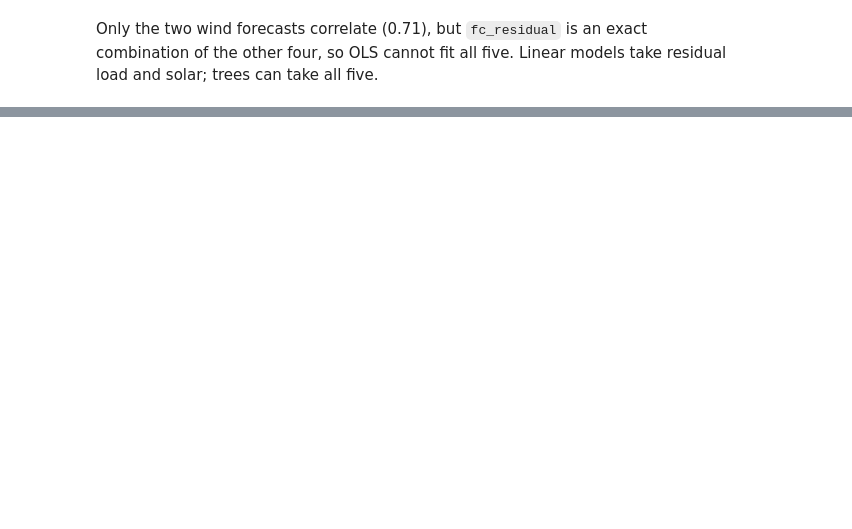
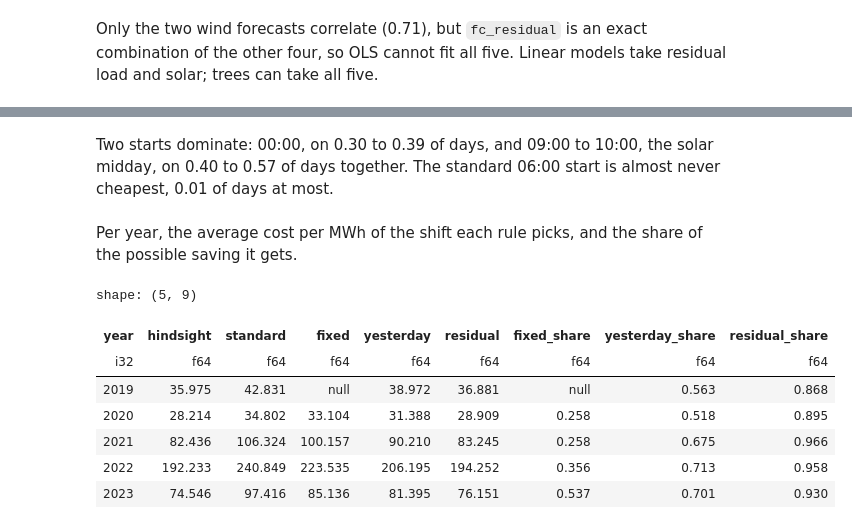
Before and after one commit to martin-gbeck/dba-group-project, a Jupyter notebook: de_price_forecast.ipynb, the cells around one changed output, grey strips where cells are left out. Cells and saved outputs as stored; diff of their text form; code cells hidden in the pictures; blank space fills up the shorter version.

```diff
--- a/de_price_forecast.ipynb
+++ b/de_price_forecast.ipynb
@@ -554,0 +779,24 @@ Only the two wind forecasts correlate (0.71), but `fc_residual` is an exact comb
+# %%
+RULES = ["hindsight", "standard", "fixed", "yesterday", "residual"]
+
+# each hour's average price in the previous year, attached to the next year's rows
+last_year_profile = (
+    train.group_by("year", "hour")
+    .agg(last_year_mean=pl.col("price_da").mean())
+    .with_columns(pl.col("year") + 1)
+)
+
+shifts = (
+    # lag before the join, since the join does not keep row order
+    train.with_columns(price_lag24=pl.col("price_da").shift(24), premium=premium)
+    .join(last_year_profile, on=["year", "hour"], how="left")
+    .sort("utc_timestamp")
+    .with_columns(
+        cost=pl.col("price_da") + pl.col("premium"),
+        standard=pl.col("hour").is_between(6, 13),
+        hindsight=best_shift(pl.col("price_da") + pl.col("premium")),
+        fixed=best_shift(pl.col("last_year_mean") + pl.col("premium")),
+        yesterday=best_shift(pl.col("price_lag24") + pl.col("premium")),
+        residual=best_shift(pl.col("fc_residual")),
+    )
+)
@@ -554,0 +832,23 @@ Only the two wind forecasts correlate (0.71), but `fc_residual` is an exact comb
+# %% [markdown]
+Two starts dominate: 00:00, on 0.30 to 0.39 of days, and 09:00 to 10:00, the solar midday, on 0.40 to 0.57 of days together. The standard 06:00 start is almost never cheapest, 0.01 of days at most.
+# %% [markdown]
+Per year, the average cost per MWh of the shift each rule picks, and the share of the possible saving it gets.
+# %%
+shift_cost = shifts.group_by("year").agg(
+    **{rule: pl.col("cost").filter(pl.col(rule)).mean() for rule in RULES}
+)
+shift_cost.with_columns(
+    (
+        (pl.col("standard") - pl.col(rule)) / (pl.col("standard") - pl.col("hindsight"))
+    ).alias(f"{rule}_share")
+    for rule in ("fixed", "yesterday", "residual")
+).sort("year")
+# %% [output]
+shape: (5, 9)
+| year | hindsight | standard | fixed | yesterday | residual | fixed_share | yesterday_share | residual_share |
+| i32 | f64 | f64 | f64 | f64 | f64 | f64 | f64 | f64 |
+| 2019 | 35.975 | 42.831 | null | 38.972 | 36.881 | null | 0.563 | 0.868 |
+| 2020 | 28.214 | 34.802 | 33.104 | 31.388 | 28.909 | 0.258 | 0.518 | 0.895 |
+| 2021 | 82.436 | 106.324 | 100.157 | 90.210 | 83.245 | 0.258 | 0.675 | 0.966 |
+| 2022 | 192.233 | 240.849 | 223.535 | 206.195 | 194.252 | 0.356 | 0.713 | 0.958 |
+| 2023 | 74.546 | 97.416 | 85.136 | 81.395 | 76.151 | 0.537 | 0.701 | 0.930 |
```
Also changed, not shown: parts of 66 cells of this notebook, 4 other files.
